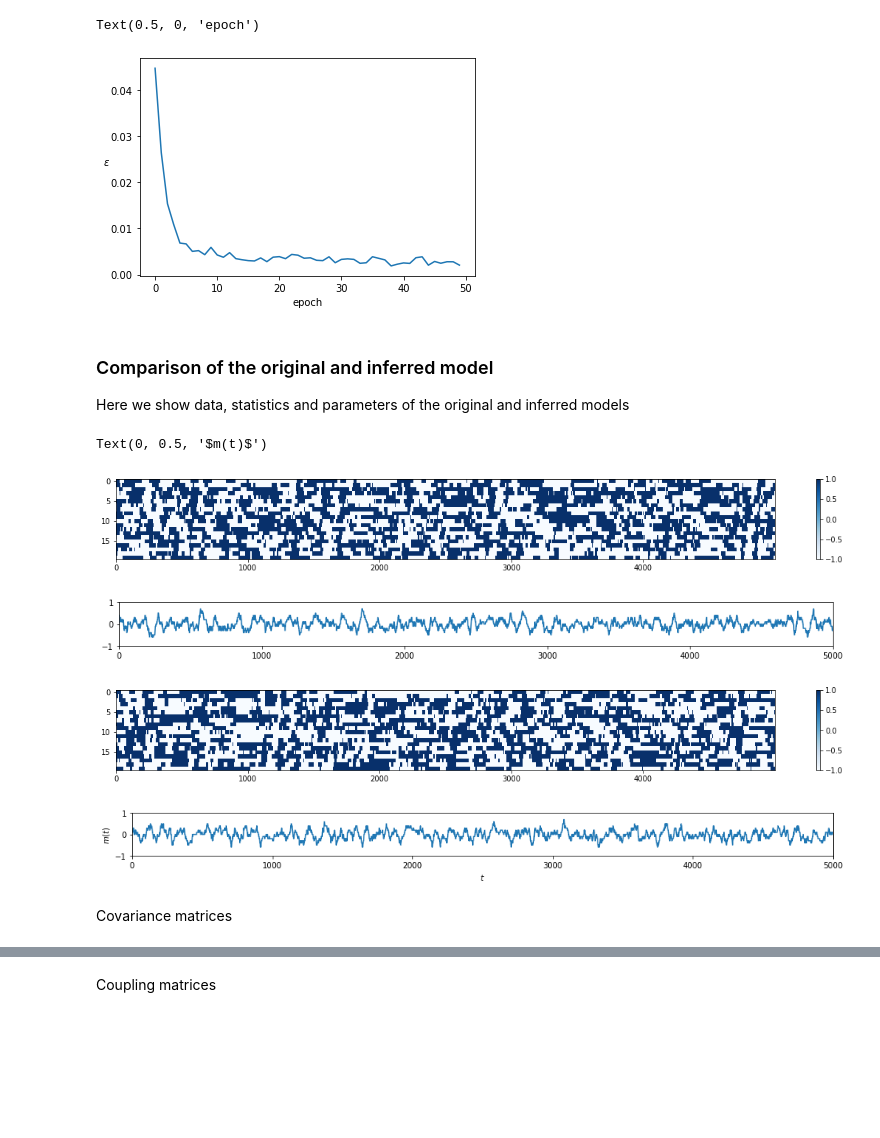
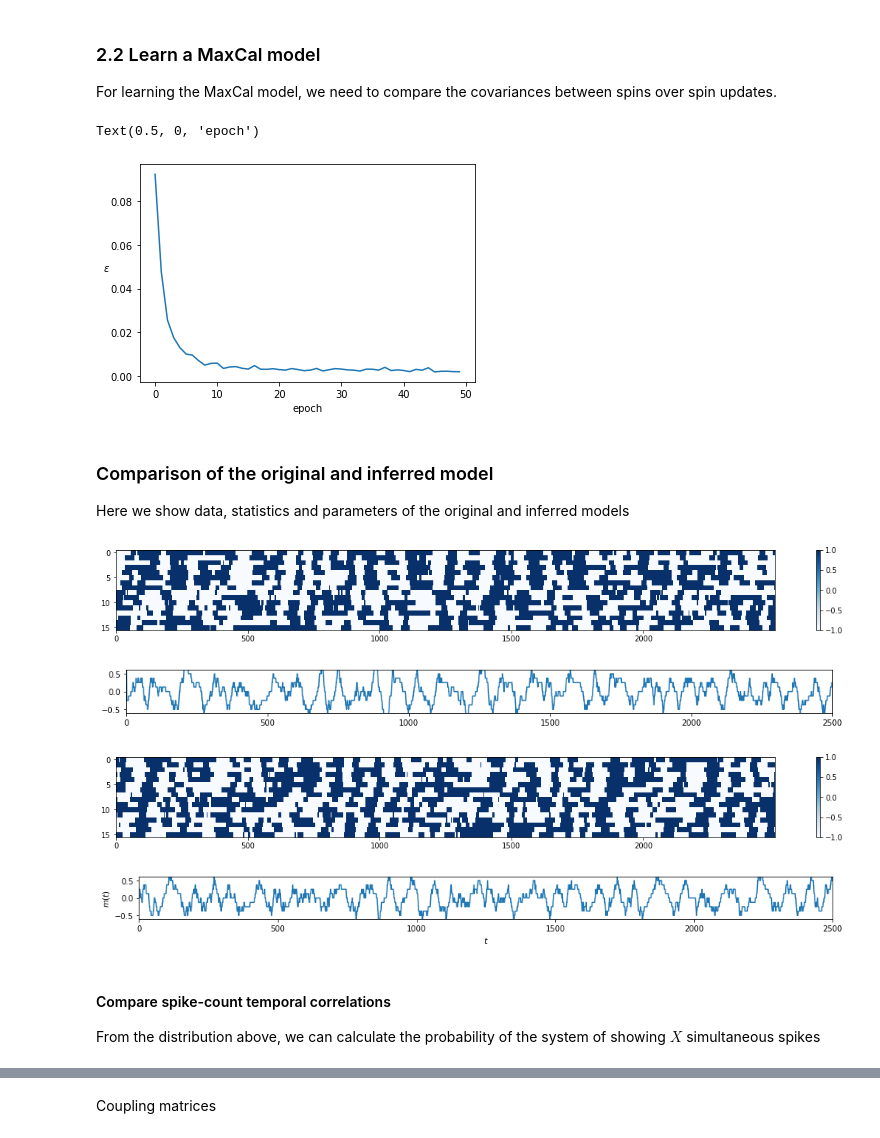
Before and after one commit to MiguelAguilera/Neuro-MaxEnt-inference-tutorial, a Jupyter notebook: 3.Oscillating_spike_trains.ipynb, the cells around one changed output, grey strips where cells are left out. Saved outputs shown, nothing was run; the diff lists cells and outputs as text; code cells hidden in the pictures; blank space fills up the shorter version.

```diff
--- a/3.Oscillating_spike_trains.ipynb
+++ b/3.Oscillating_spike_trains.ipynb
@@ -63,14 +93,14 @@ class Ising:
 
 We generate a sample of spiking neuron data using a network with a random configuration. We store the relevant statistics in `m_data ` and  `Cov_data `.
 # %%
-N=20
+N=16
 T=5000
 
 I_data = Ising(N)
 I_data.H = 0.05*np.random.randn(N)
 I_data.J = np.random.randn(N,N)/np.sqrt(N)
-I_data.J[0:N//2,0:N//2] += 4/N
-I_data.J[0:N//2,N//2:] += 4/N
+I_data.J[0:N//2,0:N//2] += 8/N
+I_data.J[0:N//2,N//2:] += 8/N
 I_data.J[N//2:,0:N//2,] += -8/N
 
 plt.figure()
@@ -96,6 +126,8 @@ for t in range(T):
   D_data  += np.einsum('i,j->ij',I_data.s/T, sp)
   C_data += np.einsum('i,j->ij',sp/T, sp)
 
+m_data = np.mean(Data_sample,axis=1)
+Cov_data  = np.cov(Data_sample)
 
 fig, ax = plt.subplots(figsize=(20,1))
 plt.plot(np.sum(Data_sample,axis=0))
@@ -126,3 +266,7 @@ A simple way to display the progress of learning is measuring the mean squared e
+# %% [markdown]
+### 2.2 Learn a MaxCal model
+
+For learning the MaxCal model, we need to compare the covariances between spins over spin updates.
 # %%
 I = Ising(N)
 I.H = np.zeros(N)
@@ -133,12 +277,9 @@ eta=0.2
 
 error = np.zeros(R)
 
-
-
-
 for rep in range(R):
 
-  Model_sample = np.zeros((N,T))
+  MaxCal_sample = np.zeros((N,T))
   m=np.zeros(N)
   C=np.zeros((N,N))
   D=np.zeros((N,N))
@@ -152,13 +293,13 @@ for rep in range(R):
     I.GlauberStep()
     dm += (I.s*N - sp*(N-1) - np.tanh(h))/T
     dJ += (D_data*N - (N-1)*C_data)/T - np.einsum('i,j->ij',(np.tanh(h))/T, sp)
-    Model_sample[:,t] = I.s
+    MaxCal_sample[:,t] = I.s
     m += I.s/T
     D += np.einsum('i,j->ij',I.s/T, sp)
     C += np.einsum('i,j->ij',sp/T, sp)
 
-  m = np.mean(Model_sample,axis=1)
-  Cov  = np.cov(Model_sample)
+  m = np.mean(MaxCal_sample,axis=1)
+  Cov  = np.cov(MaxCal_sample)
 
   I.H += eta*dm
   I.J += eta*dJ
@@ -172,33 +313,35 @@ plt.ylabel(r'$\epsilon$',rotation=0)
 plt.xlabel(r'epoch')
 # %% [output]
 Text(0.5, 0, 'epoch')
-[figure, old version]
+[figure, new version]
 # %% [markdown]
 ### Comparison of the original and inferred model
 
 Here we show data, statistics and parameters of the original and inferred models
 # %%
+S_data = np.mean(Data_sample[:,0:T//2], axis=0)
+S_model = np.mean(MaxCal_sample[:,0:T//2], axis=0)
+plt.figure(figsize=(20,2))
+plt.imshow(Data_sample[:,0:T//2], aspect='auto', interpolation='none',cmap='Blues')
+plt.colorbar()
+plt.figure(figsize=(16,1))
+plt.plot(S_data)
+plt.axis([0,T//2,-0.6,0.6])
 
 plt.figure(figsize=(20,2))
-plt.imshow(Data_sample, aspect='auto', interpolation='none',cmap='Blues')
+plt.imshow(MaxCal_sample[:,0:T//2], aspect='auto', interpolation='none',cmap='Blues')
 plt.colorbar()
 plt.figure(figsize=(16,1))
-plt.plot(np.mean(Data_sample, axis=0))
-plt.axis([0,T,np.min(Data_sample),np.max(Data_sample)])
-
-plt.figure(figsize=(20,2))
-plt.imshow(Model_sample, aspect='auto', interpolation='none',cmap='Blues')
-plt.colorbar()
-plt.figure(figsize=(16,1))
-plt.plot(np.mean(Model_sample, axis=0))
-plt.axis([0,T,np.min(Model_sample),np.max(Model_sample)])
+plt.plot(S_model)
+plt.axis([0,T//2,-0.6,0.6])
 plt.xlabel(r'$t$')
-plt.ylabel(r'$m(t)$')
+plt.ylabel(r'$m(t)$');
 # %% [output]
-Text(0, 0.5, '$m(t)$')
-[figure, old version]
+[figure, new version]
-[figure, old version]
+[figure, new version]
-[figure, old version]
+[figure, new version]
-[figure, old version]
+[figure, new version]
-# %% [markdown]
-Covariance matrices
+# %% [markdown]
+#### Compare spike-count temporal correlations
+
+From the distribution above, we can calculate the probability of the system of showing $X$ simultaneous spikes
```
Also changed, not shown: parts of 26 cells of this notebook.
